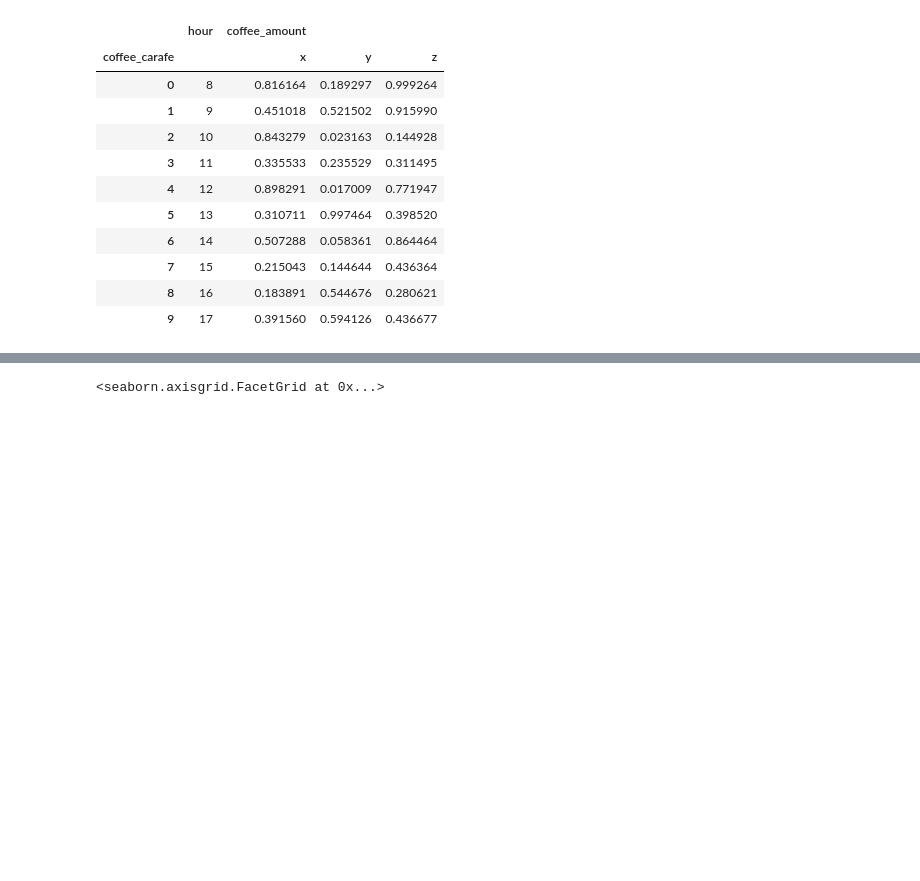
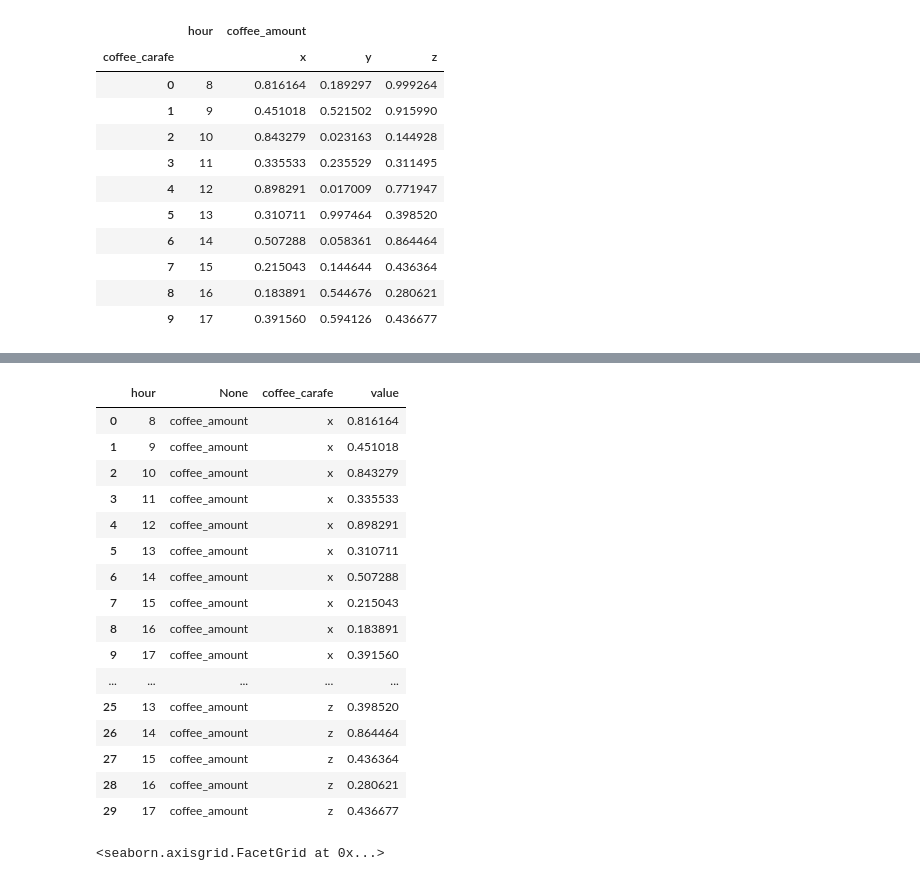
Before and after one commit to David-Howell/classification-exercises, a Jupyter notebook: tidy_data.ipynb, the cells around one changed output, grey strips where cells are left out. Drawn from its saved outputs; the diff is of its cells as text; code cells hidden in the pictures; blank space fills up the shorter version.

```diff
--- a/tidy_data.ipynb
+++ b/tidy_data.ipynb
@@ -191,3 +186,23 @@ carafe_df.T
+# %%
+carafe_df.melt(id_vars='hour')
+# %% [output]
+|  | hour | None | coffee_carafe | value |
+| 0 | 8 | coffee_amount | x | 0.816164 |
+| 1 | 9 | coffee_amount | x | 0.451018 |
+| 2 | 10 | coffee_amount | x | 0.843279 |
+| 3 | 11 | coffee_amount | x | 0.335533 |
+| 4 | 12 | coffee_amount | x | 0.898291 |
+| 5 | 13 | coffee_amount | x | 0.310711 |
+| 6 | 14 | coffee_amount | x | 0.507288 |
+| 7 | 15 | coffee_amount | x | 0.215043 |
+| 8 | 16 | coffee_amount | x | 0.183891 |
+| 9 | 17 | coffee_amount | x | 0.391560 |
+| ... | ... | ... | ... | ... |
+| 25 | 13 | coffee_amount | z | 0.398520 |
+| 26 | 14 | coffee_amount | z | 0.864464 |
+| 27 | 15 | coffee_amount | z | 0.436364 |
+| 28 | 16 | coffee_amount | z | 0.280621 |
+| 29 | 17 | coffee_amount | z | 0.436677 |
 # %%
 sns.relplot(data=carafe_df)
 # %% [output]
```
Also changed, not shown: parts of 7 cells of this notebook.
